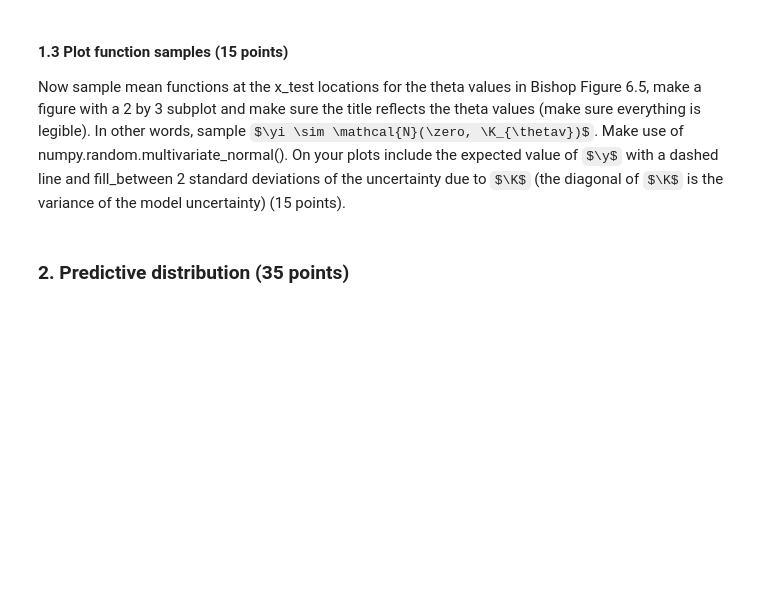
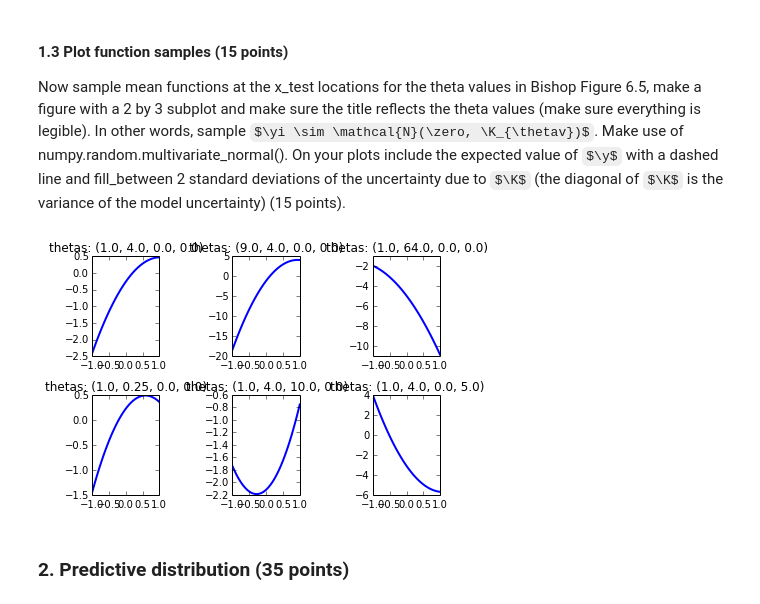
Before and after one commit to maarteninja/ml2014, a Jupyter notebook: three/Lab3.ipynb, the cells around one changed output. Saved outputs shown, nothing was run; the diff lists cells and outputs as text; code cells hidden in the pictures; some formulas as TeX source; blank space fills up the shorter version.

```diff
--- a/three/Lab3.ipynb
+++ b/three/Lab3.ipynb
@@ -95,12 +95,58 @@ We will implement Gaussian process regression using the kernel function in Bisho
 
 #### 1.1 k_n_m( xn, xm, thetas ) (10 points)
 To start, implement function "k_n_m( xn, xm, thetas )" that takes scalars $\xn$ and $\xm$, and a vector of $4$ thetas, and computes the kernel function Bishop Eqn. 6.63 (10 points).  NB: usually the kernel function will take $D$ by $1$ vectors, but since we are using a univariate problem, this makes things easier.
+# %%
+def k_n_m(xn, xm, thetas):
+
+    d = xn - xm
+
+    return thetas[0] * (-thetas[1]/2 * d ** 2 + thetas[2] + thetas[3] + xn * xm)
 # %% [markdown]
 #### 1.2 computeK( X1, X2, thetas ) (5 points)
 Eqn 6.60 is the marginal distribution of mean ouput of $N$ data vectors: $p(\y) = \mathcal{N}(\zero, \K)$.  Notice that the expected mean function is $0$ at all locations, and that the covariance is a $N$ by $N$ kernel matrix $\K$.  Write a function "computeK( X1, X2, thetas )" that computes the kernel matrix.  Use k_n_m as part of an innner loop (of course, there are more efficient ways of computing the kernel function making better use of vectorization, but that is not necessary) (5 points).
+# %%
+def compute_K(X1, X2, thetas):
+
+    K = zeros((X1.shape[0], X1.shape[0]))
+    for i, xn in enumerate(X1):
+        for j, xm in enumerate(X2):
+            K[i,j] = k_n_m(xn, xm, thetas)
+
+    return K
 # %% [markdown]
 #### 1.3 Plot function samples (15 points)
 Now sample mean functions at the x_test locations for the theta values in Bishop Figure 6.5, make a figure with a 2 by 3 subplot and make sure the title reflects the theta values (make sure everything is legible).  In other words, sample $\yi \sim \mathcal{N}(\zero, \K_{\thetav})$.  Make use of numpy.random.multivariate_normal().  On your plots include the expected value of $\y$ with a dashed line and fill_between 2 standard deviations of the uncertainty due to $\K$ (the diagonal of $\K$ is the variance of the model uncertainty) (15 points).
+# %%
+def plot_function_samples(x_test, y_test, Thetas):
+
+    Y = zeros((len(Thetas), x_test.shape[0]))
+
+    for i, thetas in enumerate(Thetas):
+        K = compute_K(x_test, x_test, thetas)
+
+        Y[i, :] = random.multivariate_normal(zeros((100)), K)
+
+    plt.figure()
+    for i in range(len(Thetas)):
+        plt.subplot(2, 3, 1 + i)
+        plt.title('thetas: %s' % (Thetas[i], ))
+        plt.plot(x_test, Y[i, :], 'b-', lw=2)
+
+    plt.tight_layout()
+    plt.show()
+
+Thetas = (
+        (1.00, 4.00, 0.00, 0.00),
+        (9.00, 4.00, 0.00, 0.00),
+        (1.00, 64.00, 0.00, 0.00),
+        (1.00, 0.25, 0.00, 0.00),
+        (1.00, 4.00, 10.00, 0.00),
+        (1.00, 4.00, 0.00, 5.00),
+)
+
+plot_function_samples(x_test, y_test, Thetas)
+# %% [output]
+[figure, added]
 # %% [markdown]
 ### 2. Predictive distribution (35 points)
 # %% [markdown]
```
Also changed, not shown: parts of 1 cell of this notebook.
